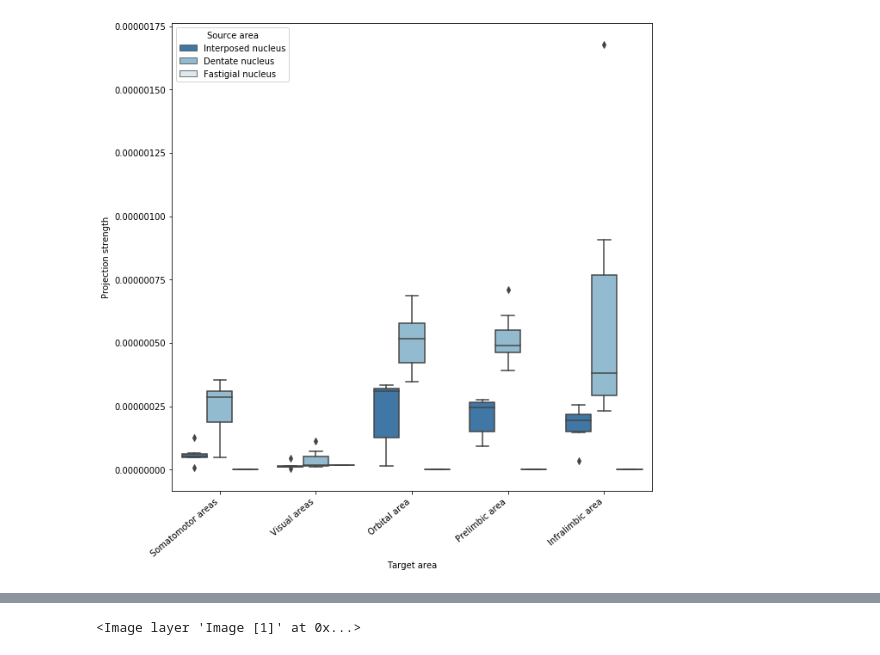
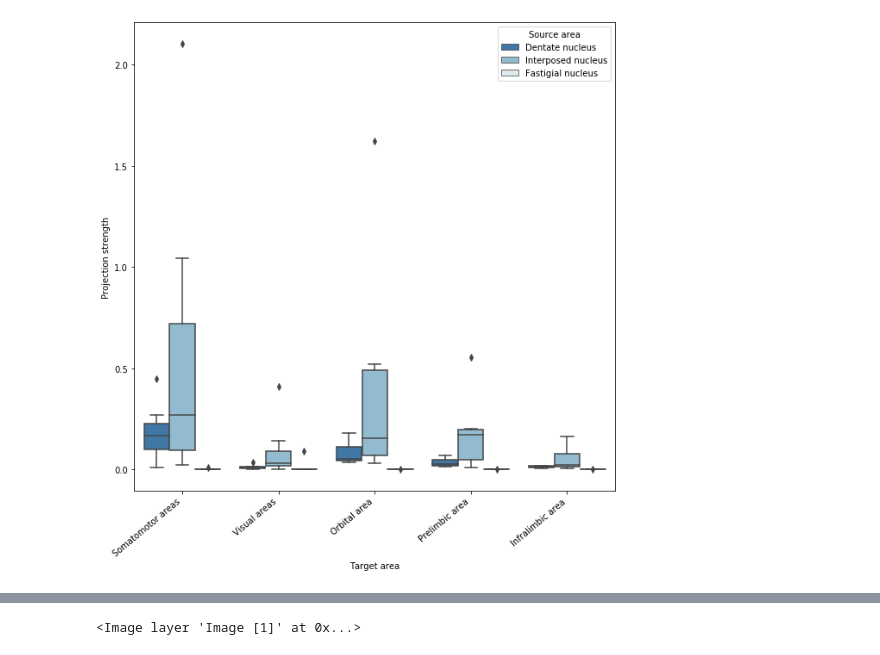
Before and after one commit to nbingo/Mouse-voxel-connectivity-simplified, a Jupyter notebook: preliminary_analysis.ipynb, the cells around one changed output, grey strips where cells are left out. Cells and saved outputs as stored; diff of their text form; code cells hidden in the pictures.

```diff
--- a/preliminary_analysis.ipynb
+++ b/preliminary_analysis.ipynb
@@ -67,5 +48,5 @@ df = pd.concat((d_projs, i_projs))
 # %%
 files = os.listdir('./proj_by_area')
 # files = files[list(map(lambda s: s.endswith('proj_by_area'), files))]
-projs = [pd.read_pickle('./proj_by_area/' + file) for file in files if 'filter-Thalamus' in file]
+projs = [pd.read_pickle('./proj_by_area/' + file) for file in files if 'filter-Thalamus' in file and 'norm' in file]
 df = pd.concat(projs)
@@ -88,10 +69,14 @@ df
 # %%
 plt.figure(figsize=(10,10))
 pal = sns.color_palette("RdBu_r")
-ax = sns.boxplot(data=df, x='Target area', y='Projection strength', hue='Source area', palette=pal)
+filtered_data = df[(df['Normalized by source'] == True) & (df['Normalized by target'] == False)]
+ax = sns.boxplot(data=filtered_data, x='Target area', y='Projection strength',
+                 hue='Source area',
+                 hue_order=['Dentate nucleus', 'Interposed nucleus', 'Fastigial nucleus'],
+                 palette=pal)
 ax.set_xticklabels(ax.get_xticklabels(), rotation=40, ha="right")
 ax.get_figure().savefig('prelim_plot.pdf')
 # %% [output]
-[figure, old version]
+[figure, new version]
 # %%
 1 in d.values()
```
Also changed, not shown: parts of 14 cells of this notebook, 2 other files.
